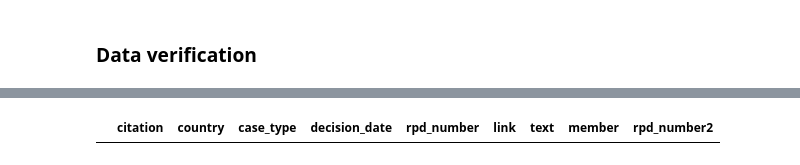
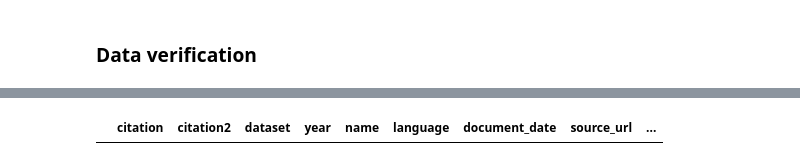
Before and after one commit to Refugee-Law-Lab/rllr_bulk_data, a Jupyter notebook: scrape_rllr.ipynb, the cells around one changed output, grey strips where cells are left out. Saved outputs shown, nothing was run; the diff lists cells and outputs as text; code cells hidden in the pictures.

```diff
--- a/scrape_rllr.ipynb
+++ b/scrape_rllr.ipynb
@@ -172,0 +253,7 @@ df = pd.read_json('DATA/rllr_parsed.json')
+# %%
+#load json
+df = pd.read_json('DATA/rllr_cases.jsonl', orient='records', lines=True)
+
+# convert each item in other dictionary to column
+df = pd.concat([df.drop(['other'], axis=1), df['other'].apply(pd.Series)], axis=1)
+df
@@ -173,18 +274,18 @@ df = pd.read_json('DATA/rllr_parsed.json')
 # %%
 # function to extract rpd_number from text
 def get_rpd_number(text):
     if text is None:
         return None
     else:
         # if text contains 'RPD:' extract the text after 'RPD:' and before the next newline
         if 'RPD Number:' in text:
             return re.search(r'RPD Number:(.*)\n', text).group(1).strip()
         else:
             return None
 
-df['rpd_number2'] = df.text.progress_apply(get_rpd_number)
+df['rpd_number'] = df.unofficial_text.progress_apply(get_rpd_number)
 
 # print df where rpd_number2 is not same as rpd_number
-df[df.rpd_number2 != df['rpd_number']]
+df[df.rpd_number != df['citation2']]
 # %% [output]
-|  | citation | country | case_type | decision_date | rpd_number | link | text | member | rpd_number2 |
+|  | citation | citation2 | dataset | year | name | language | document_date | source_url | ... |
```
Also changed, not shown: parts of 10 cells of this notebook, 8 other files.
